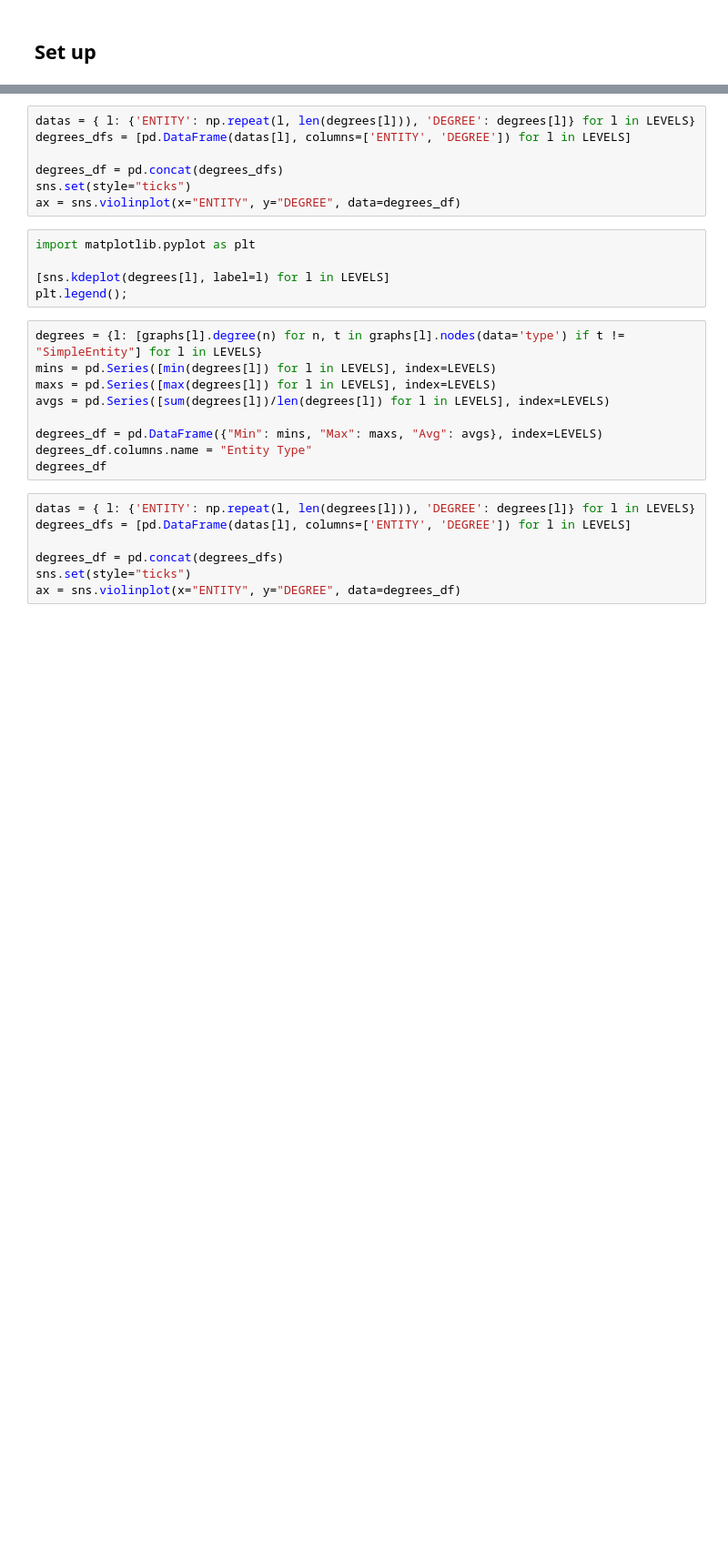
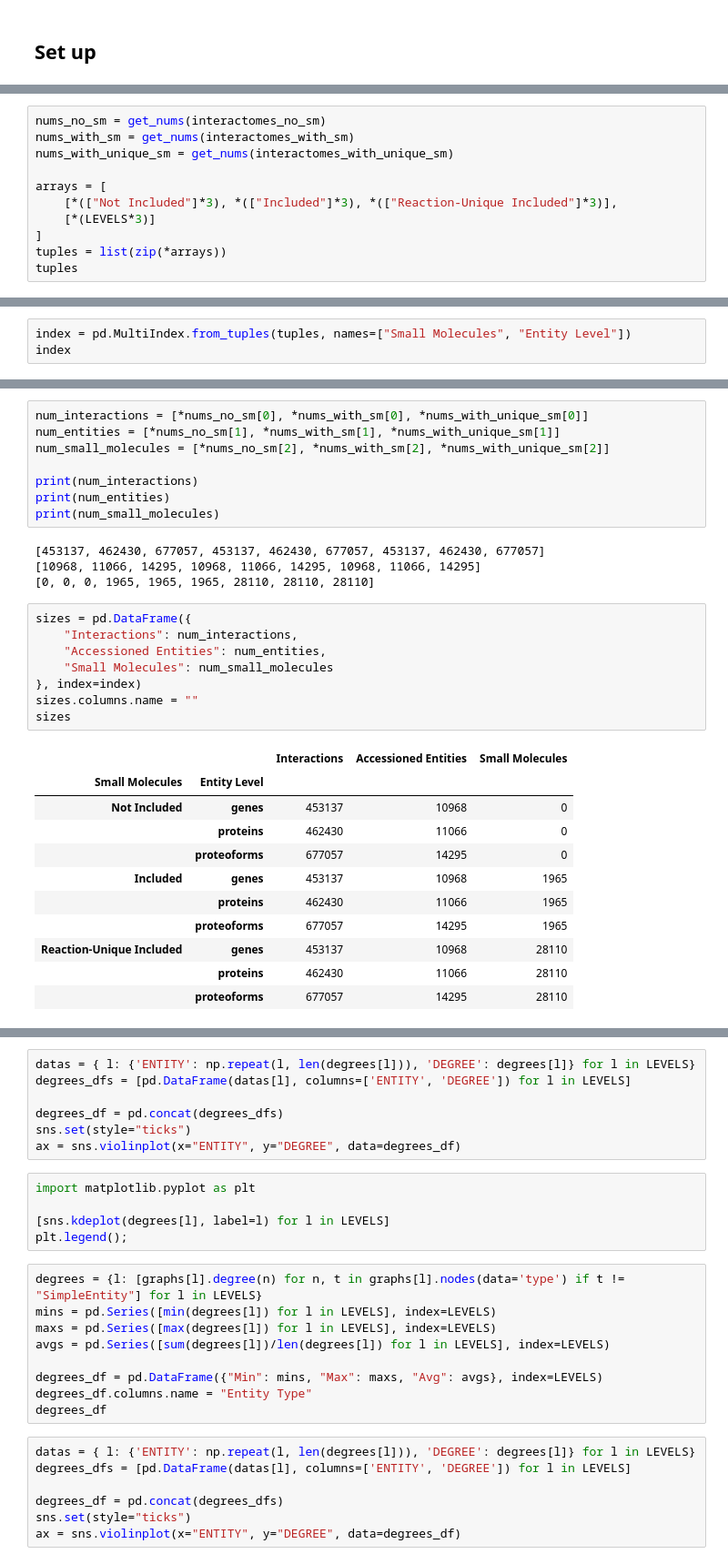
Before and after one commit to PathwayAnalysisPlatform/ProteoformNetworks, a Jupyter notebook: src/Python/analysis_1_network_topology.ipynb, the cells around one changed output, grey strips where cells are left out. Shown: that part at 91% size. Drawn from its saved outputs; the diff is of its cells as text; blank space fills up the shorter version.

```diff
--- a/src/Python/analysis_1_network_topology.ipynb
+++ b/src/Python/analysis_1_network_topology.ipynb
@@ -143,0 +192,11 @@ sizes
+# %%
+nums_no_sm = get_nums(interactomes_no_sm)
+nums_with_sm = get_nums(interactomes_with_sm)
+nums_with_unique_sm = get_nums(interactomes_with_unique_sm)
+
+arrays = [
+    [*(["Not Included"]*3), *(["Included"]*3), *(["Reaction-Unique Included"]*3)],
+    [*(LEVELS*3)]
+]
+tuples = list(zip(*arrays))
+tuples
@@ -143,0 +213,3 @@ sizes
+# %%
+index = pd.MultiIndex.from_tuples(tuples, names=["Small Molecules", "Entity Level"])
+index
@@ -144,3 +227,35 @@ sizes
+# %%
+num_interactions = [*nums_no_sm[0], *nums_with_sm[0], *nums_with_unique_sm[0]]
+num_entities = [*nums_no_sm[1], *nums_with_sm[1], *nums_with_unique_sm[1]]
+num_small_molecules = [*nums_no_sm[2], *nums_with_sm[2], *nums_with_unique_sm[2]]
+
+print(num_interactions)
+print(num_entities)
+print(num_small_molecules)
+# %% [output]
+[453137, 462430, 677057, 453137, 462430, 677057, 453137, 462430, 677057]
+[10968, 11066, 14295, 10968, 11066, 14295, 10968, 11066, 14295]
+[0, 0, 0, 1965, 1965, 1965, 28110, 28110, 28110]
+# %%
+sizes = pd.DataFrame({
+    "Interactions": num_interactions,
+    "Accessioned Entities": num_entities,
+    "Small Molecules": num_small_molecules
+}, index=index)
+sizes.columns.name = ""
+sizes
+# %% [output]
+|  |  | Interactions | Accessioned Entities | Small Molecules |
+| Small Molecules | Entity Level |  |  |  |
+| Not Included | genes | 453137 | 10968 | 0 |
+|  | proteins | 462430 | 11066 | 0 |
+|  | proteoforms | 677057 | 14295 | 0 |
+| Included | genes | 453137 | 10968 | 1965 |
+|  | proteins | 462430 | 11066 | 1965 |
+|  | proteoforms | 677057 | 14295 | 1965 |
+| Reaction-Unique Included | genes | 453137 | 10968 | 28110 |
+|  | proteins | 462430 | 11066 | 28110 |
+|  | proteoforms | 677057 | 14295 | 28110 |
 # %%
 degrees = {l: [graphs[l].degree(n) for n in graphs[l].nodes()] for l in LEVELS}
 mins = pd.Series([min(degrees[l]) for l in LEVELS], index=LEVELS)
```
Also changed, not shown: parts of 14 cells of this notebook, 3 other files.
